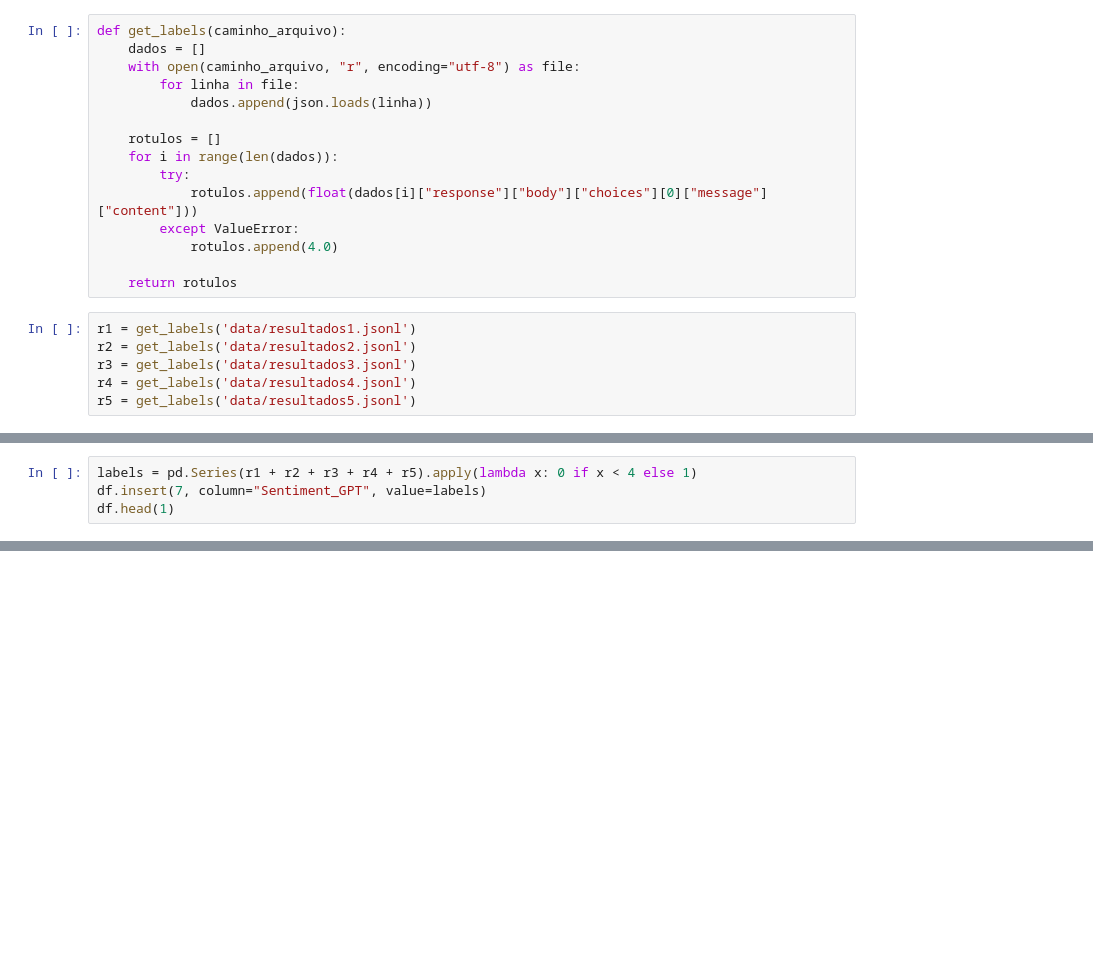
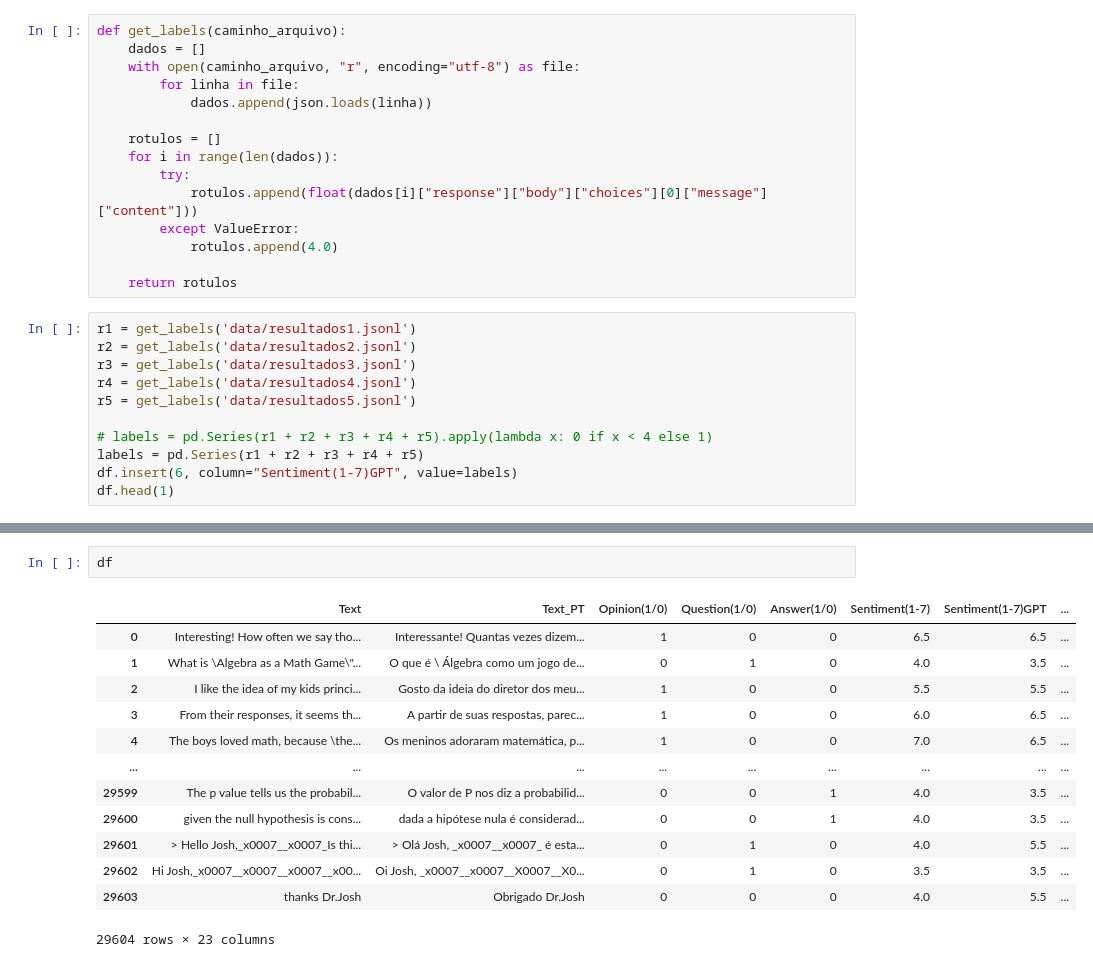
Before and after one commit to antoniolmcandido/api-gpt-label-datasets, a Jupyter notebook: notebook.ipynb, the cells around one changed output, grey strips where cells are left out. Saved outputs shown, nothing was run; the diff lists cells and outputs as text; blank space fills up the shorter version.

```diff
--- a/notebook.ipynb
+++ b/notebook.ipynb
@@ -321,3 +321,8 @@ r2 = get_labels('data/resultados2.jsonl')
 r3 = get_labels('data/resultados3.jsonl')
 r4 = get_labels('data/resultados4.jsonl')
 r5 = get_labels('data/resultados5.jsonl')
+
+# labels = pd.Series(r1 + r2 + r3 + r4 + r5).apply(lambda x: 0 if x < 4 else 1)
+labels = pd.Series(r1 + r2 + r3 + r4 + r5)
+df.insert(6, column="Sentiment(1-7)GPT", value=labels)
+df.head(1)
@@ -324,4 +332,0 @@ r5 = get_labels('data/resultados5.jsonl')
-# %%
-labels = pd.Series(r1 + r2 + r3 + r4 + r5).apply(lambda x: 0 if x < 4 else 1)
-df.insert(7, column="Sentiment_GPT", value=labels)
-df.head(1)
@@ -332,2 +343,18 @@ df.head(1)
+# %%
+df
+# %% [output]
+|  | Text | Text_PT | Opinion(1/0) | Question(1/0) | Answer(1/0) | Sentiment(1-7) | Sentiment(1-7)GPT | ... |
+| 0 | Interesting! How often we say tho... | Interessante! Quantas vezes dizem... | 1 | 0 | 0 | 6.5 | 6.5 | ... |
+| 1 | What is \Algebra as a Math Game\"... | O que é \ Álgebra como um jogo de... | 0 | 1 | 0 | 4.0 | 3.5 | ... |
+| 2 | I like the idea of my kids princi... | Gosto da ideia do diretor dos meu... | 1 | 0 | 0 | 5.5 | 5.5 | ... |
+| 3 | From their responses, it seems th... | A partir de suas respostas, parec... | 1 | 0 | 0 | 6.0 | 6.5 | ... |
+| 4 | The boys loved math, because \the... | Os meninos adoraram matemática, p... | 1 | 0 | 0 | 7.0 | 6.5 | ... |
+| ... | ... | ... | ... | ... | ... | ... | ... | ... |
+| 29599 | The p value tells us the probabil... | O valor de P nos diz a probabilid... | 0 | 0 | 1 | 4.0 | 3.5 | ... |
+| 29600 | given the null hypothesis is cons... | dada a hipótese nula é considerad... | 0 | 0 | 1 | 4.0 | 3.5 | ... |
+| 29601 | > Hello Josh,_x0007__x0007_Is thi... | > Olá Josh, _x0007__x0007_ é esta... | 0 | 1 | 0 | 4.0 | 5.5 | ... |
+| 29602 | Hi Josh,_x0007__x0007__x0007__x00... | Oi Josh, _x0007__x0007__X0007__X0... | 0 | 1 | 0 | 3.5 | 3.5 | ... |
+| 29603 | thanks Dr.Josh | Obrigado Dr.Josh | 0 | 0 | 0 | 4.0 | 5.5 | ... |
+29604 rows × 23 columns
 # %%
 # Realizar o teste t de Student
```
Also changed, not shown: parts of 9 cells of this notebook.
